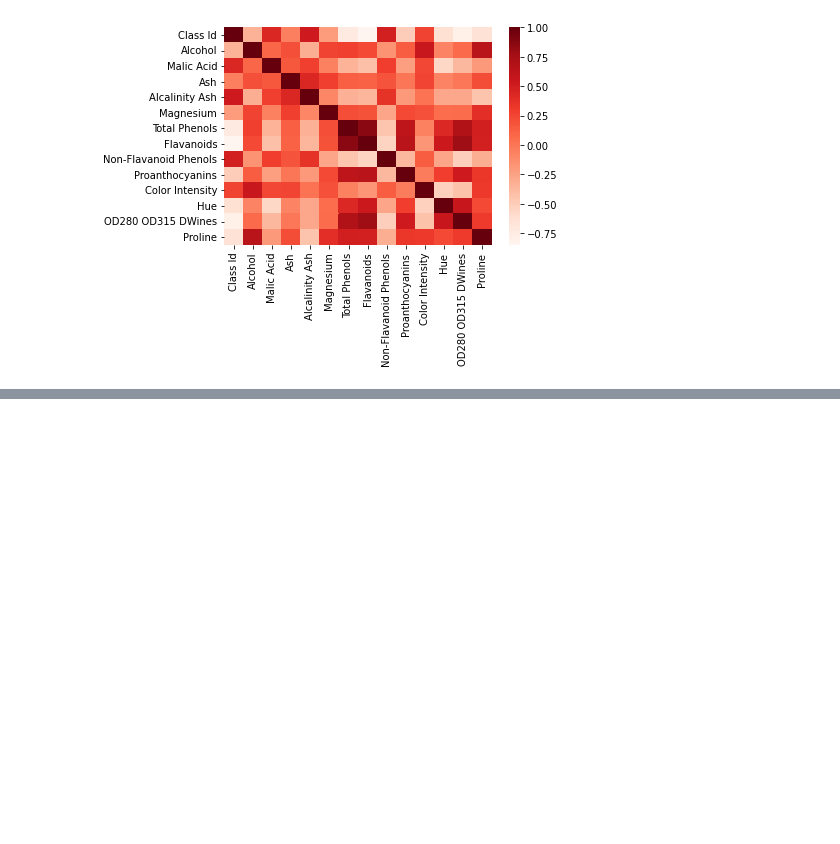
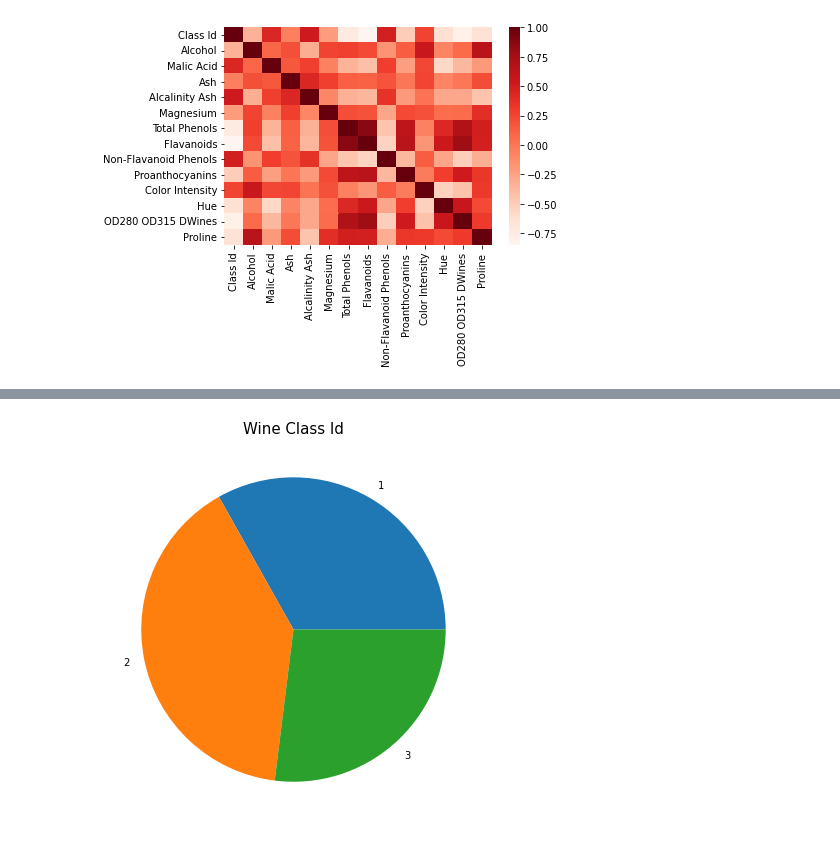
Before and after one commit to Sabrinapearlpervez/Wine-Class-Id-Predictions, a Jupyter notebook: Wine_Class_Id_Predictions.ipynb, the cells around one changed output, grey strips where cells are left out. Cells and saved outputs as stored; diff of their text form; code cells hidden in the pictures; blank space fills up the shorter version.

```diff
--- a/Wine_Class_Id_Predictions.ipynb
+++ b/Wine_Class_Id_Predictions.ipynb
@@ -149,0 +246,8 @@ sns.heatmap(corr, cmap='Reds');
+# %%
+fig = plt.figure(figsize =(10, 7))
+plt.pie(values, labels = keys);
+plt.title('Wine Class Id', fontsize=15);
+#Took the values and keys from the bar graph
+#Pie Chart of the Type of Wine
+# %% [output]
+[figure, added]
```
Also changed, not shown: parts of 13 cells of this notebook.
